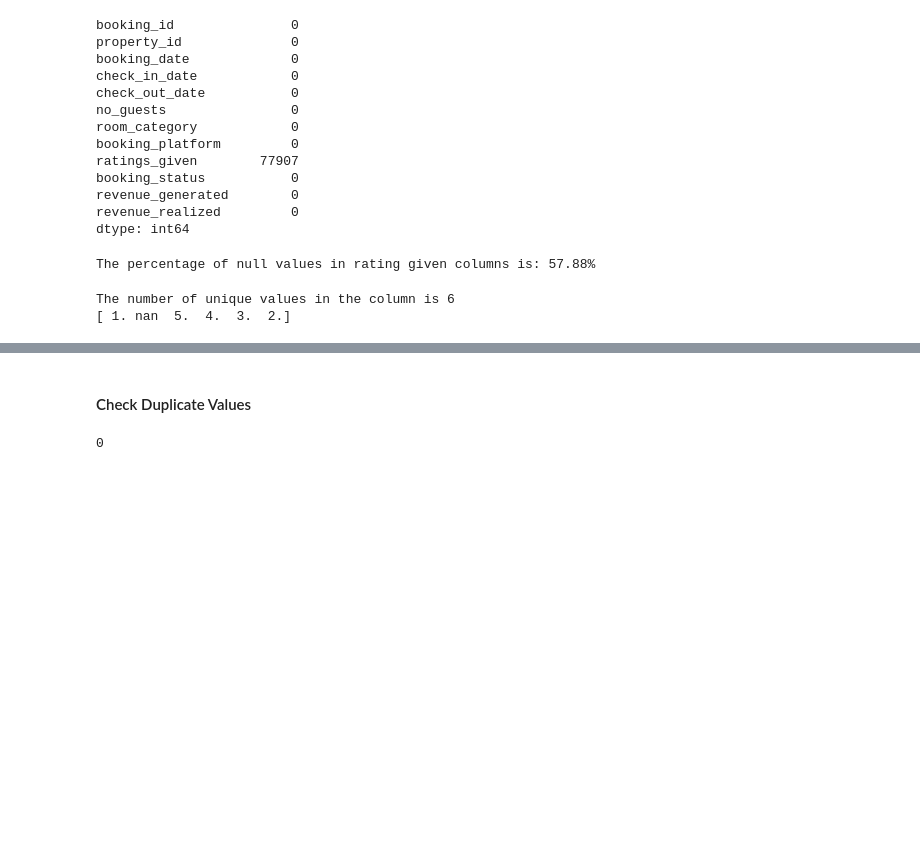
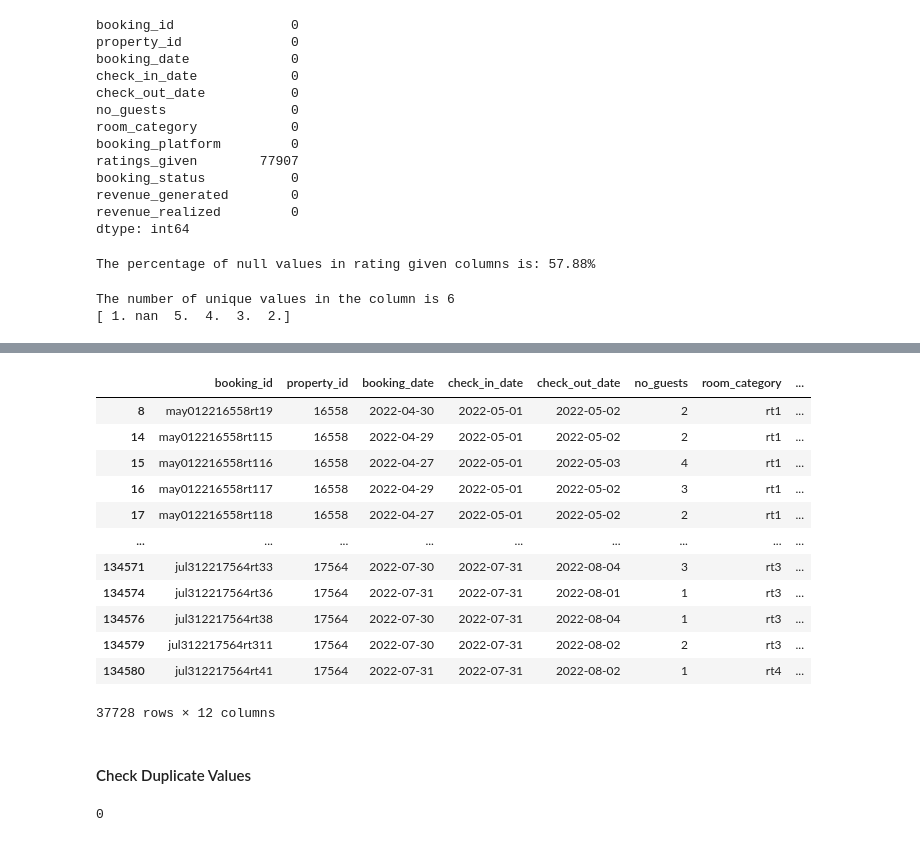
Before and after one commit to WalterEdwardd/AtliQ_Grands_Hospitality_Revenue_Strategy_Project, a Jupyter notebook: scripts/processed.ipynb, the cells around one changed output, grey strips where cells are left out. Saved outputs shown, nothing was run; the diff lists cells and outputs as text; code cells hidden in the pictures; blank space fills up the shorter version.

```diff
--- a/scripts/processed.ipynb
+++ b/scripts/processed.ipynb
@@ -1300,3 +1367,49 @@ fact_bookings.groupby(['booking_status','ratings_given']).agg(count=('booking_id
+# %%
+# calculating the average value of column "ratings_given" based on each "property_id" and "room_category"
+mean_checked_out = fact_bookings[
+    (fact_bookings['booking_status']=='checked out') &
+    (fact_bookings['ratings_given'].notnull())
+    ].groupby(['property_id','room_category']).agg(mean=('ratings_given','mean')).reset_index()
+
+# Loop through each row in the fact_bookings DataFrame
+for index, row in fact_bookings.iterrows():
+    # Check if ratings_given is null and booking_status is 'checked out'
+    if pd.isnull(row['ratings_given']) and row['booking_status'] == 'checked out':
+        # Extract the property_id and room_category from the current row
+        property_id = row['property_id']
+        room_category = row['room_category']
+
+        # Search for the mean rating for the specific property_id and room_category
+        # in the mean_checked_out dataframe (which contains the average ratings)
+        mean_value = mean_checked_out[
+            (mean_checked_out['property_id'] == property_id) &
+            (mean_checked_out['room_category'] == room_category)
+        ]['mean']
+
+        # If a mean value is found, fill the null value in ratings_given with the rounded mean
+        if not mean_value.empty:
+            # Round the mean value to the nearest integer
+            rounded_value = round(mean_value.values[0])
+            # Update the ratings_given value for the current row in fact_bookings DataFrame
+            fact_bookings.at[index, 'ratings_given'] = rounded_value
+# %%
+# display null values
+null_checked_out
+fact_bookings.loc[null_checked_out, ]
+# %% [output]
+|  | booking_id | property_id | booking_date | check_in_date | check_out_date | no_guests | room_category | ... |
+| 8 | may012216558rt19 | 16558 | 2022-04-30 | 2022-05-01 | 2022-05-02 | 2 | rt1 | ... |
+| 14 | may012216558rt115 | 16558 | 2022-04-29 | 2022-05-01 | 2022-05-02 | 2 | rt1 | ... |
+| 15 | may012216558rt116 | 16558 | 2022-04-27 | 2022-05-01 | 2022-05-03 | 4 | rt1 | ... |
+| 16 | may012216558rt117 | 16558 | 2022-04-29 | 2022-05-01 | 2022-05-02 | 3 | rt1 | ... |
+| 17 | may012216558rt118 | 16558 | 2022-04-27 | 2022-05-01 | 2022-05-02 | 2 | rt1 | ... |
+| ... | ... | ... | ... | ... | ... | ... | ... | ... |
+| 134571 | jul312217564rt33 | 17564 | 2022-07-30 | 2022-07-31 | 2022-08-04 | 3 | rt3 | ... |
+| 134574 | jul312217564rt36 | 17564 | 2022-07-31 | 2022-07-31 | 2022-08-01 | 1 | rt3 | ... |
+| 134576 | jul312217564rt38 | 17564 | 2022-07-30 | 2022-07-31 | 2022-08-04 | 1 | rt3 | ... |
+| 134579 | jul312217564rt311 | 17564 | 2022-07-30 | 2022-07-31 | 2022-08-02 | 2 | rt3 | ... |
+| 134580 | jul312217564rt41 | 17564 | 2022-07-31 | 2022-07-31 | 2022-08-02 | 1 | rt4 | ... |
+37728 rows × 12 columns
 # %% [markdown]
 #### Check Duplicate Values
 # %%
```
Also changed, not shown: parts of 11 cells of this notebook.
